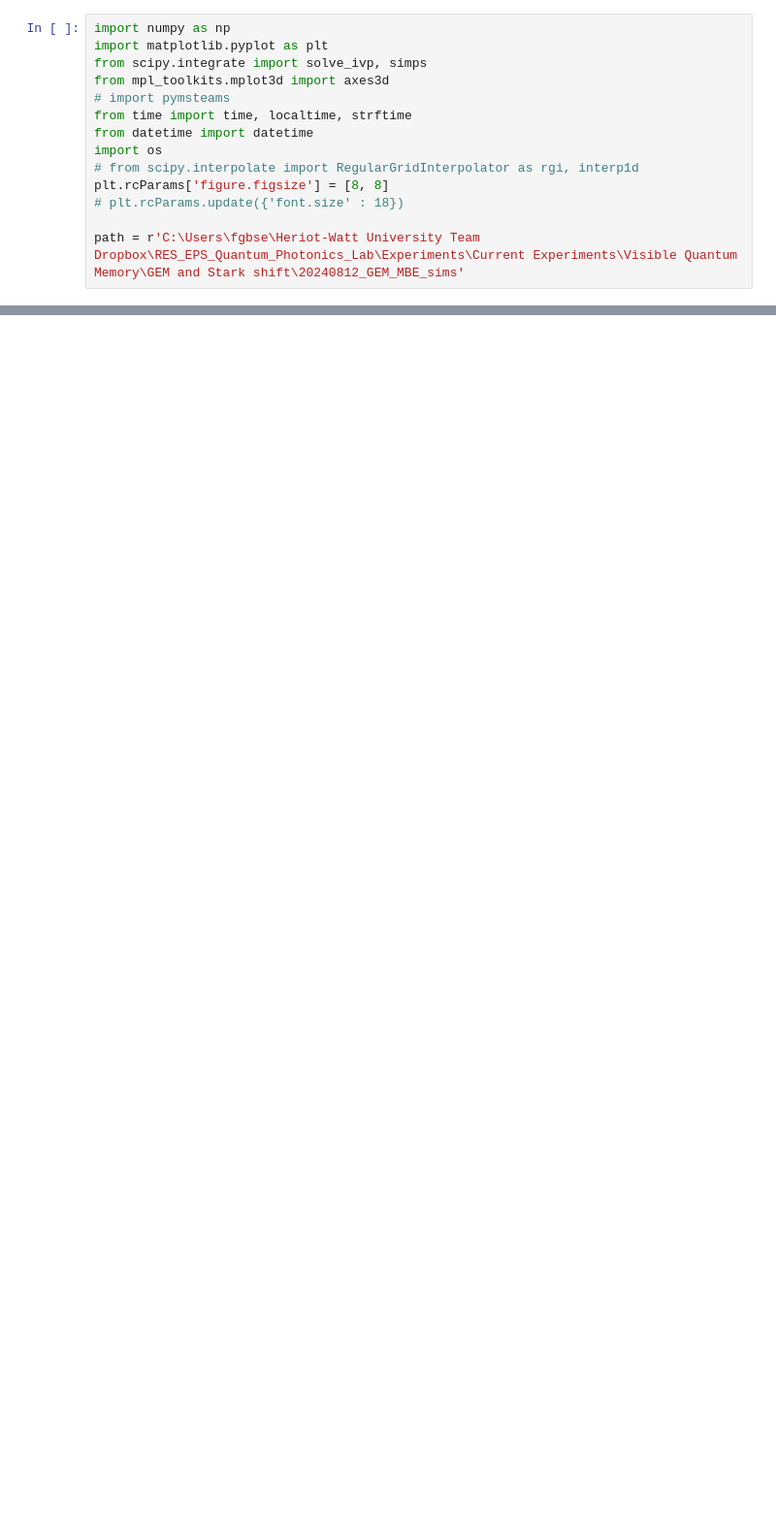
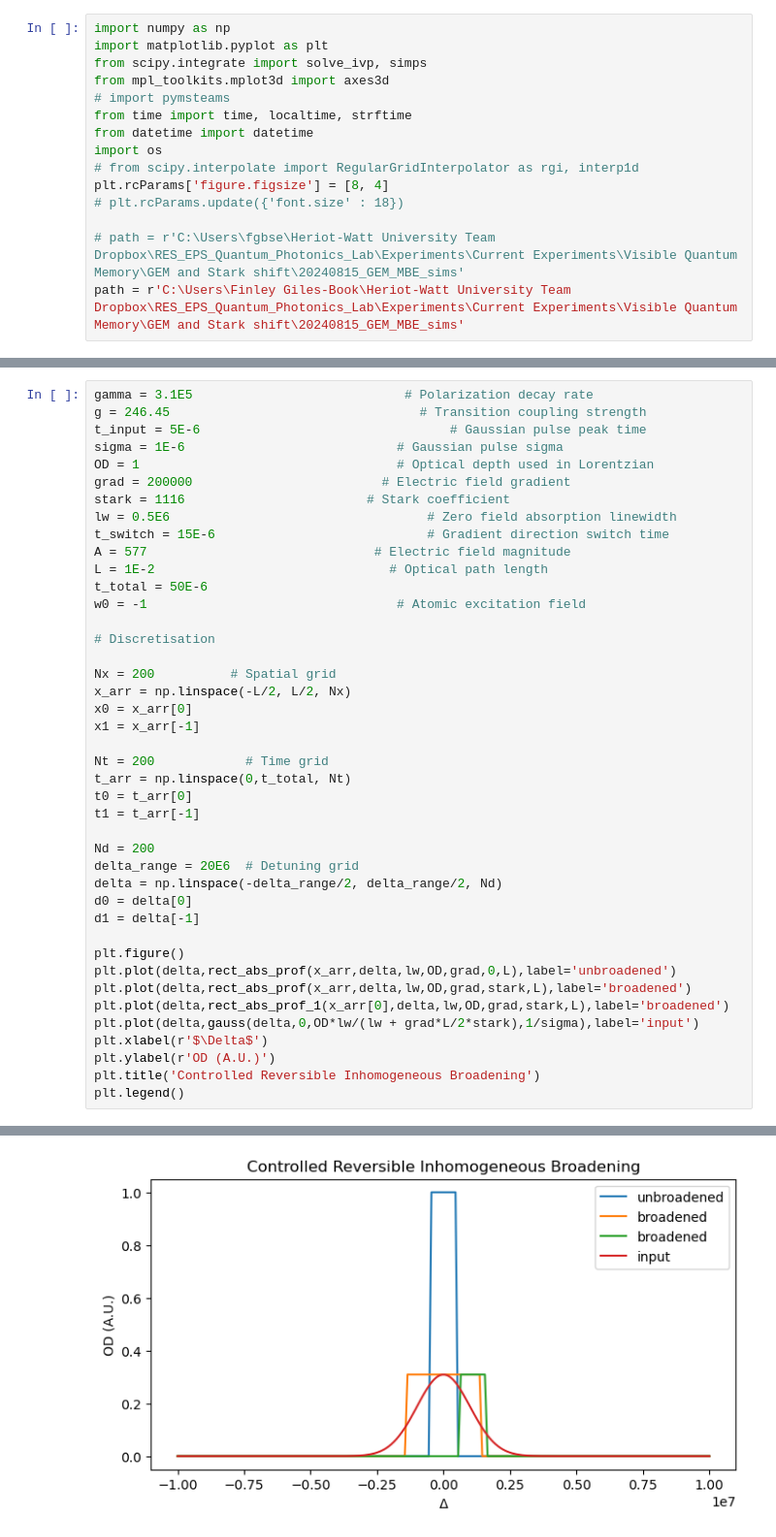
Before and after one commit to FinleyGB/FruitFlies, a Jupyter notebook: GEM_dev_v1.ipynb, the cells around one changed output, grey strips where cells are left out. Shown at 97% size. Saved outputs shown, nothing was run; the diff lists cells and outputs as text; blank space fills up the shorter version.

```diff
--- a/GEM_dev_v1.ipynb
+++ b/GEM_dev_v1.ipynb
@@ -8,10 +8,11 @@ from time import time, localtime, strftime
 from datetime import datetime
 import os
 # from scipy.interpolate import RegularGridInterpolator as rgi, interp1d
-plt.rcParams['figure.figsize'] = [8, 8]
+plt.rcParams['figure.figsize'] = [8, 4]
 # plt.rcParams.update({'font.size' : 18})
 
-path = r'C:\Users\fgbse\Heriot-Watt University Team Dropbox\RES_EPS_Quantum_Photonics_Lab\Experiments\Current Experiments\Visible Quantum Memory\GEM and Stark shift\20240812_GEM_MBE_sims'
+# path = r'C:\Users\fgbse\Heriot-Watt University Team Dropbox\RES_EPS_Quantum_Photonics_Lab\Experiments\Current Experiments\Visible Quantum Memory\GEM and Stark shift\20240815_GEM_MBE_sims'
+path = r'C:\Users\Finley Giles-Book\Heriot-Watt University Team Dropbox\RES_EPS_Quantum_Photonics_Lab\Experiments\Current Experiments\Visible Quantum Memory\GEM and Stark shift\20240815_GEM_MBE_sims'
 # %%
 def lorentz(x,delta,lw,grad,stark,length):
     line_shape = 1/((np.pi * (lw + grad*length/2*stark)*(1 + ((delta + grad*stark*x)/(lw + grad*length/2*stark))**2)))
@@ -342,0 +500,43 @@ plt.plot(abs(simps(CRIB*A)))
+# %%
+gamma = 3.1E5                            # Polarization decay rate
+g = 246.45                                 # Transition coupling strength
+t_input = 5E-6                                 # Gaussian pulse peak time
+sigma = 1E-6                            # Gaussian pulse sigma
+OD = 1                                  # Optical depth used in Lorentzian
+grad = 200000                         # Electric field gradient
+stark = 1116                        # Stark coefficient
+lw = 0.5E6                                  # Zero field absorption linewidth
+t_switch = 15E-6                            # Gradient direction switch time
+A = 577                              # Electric field magnitude
+L = 1E-2                               # Optical path length
+t_total = 50E-6
+w0 = -1                                 # Atomic excitation field
+
+# Discretisation
+
+Nx = 200          # Spatial grid
+x_arr = np.linspace(-L/2, L/2, Nx)
+x0 = x_arr[0]
+x1 = x_arr[-1]
+
+Nt = 200            # Time grid
+t_arr = np.linspace(0,t_total, Nt)
+t0 = t_arr[0]
+t1 = t_arr[-1]
+
+Nd = 200
+delta_range = 20E6  # Detuning grid
+delta = np.linspace(-delta_range/2, delta_range/2, Nd)
+d0 = delta[0]
+d1 = delta[-1]
+
+plt.figure()
+plt.plot(delta,rect_abs_prof(x_arr,delta,lw,OD,grad,0,L),label='unbroadened')
+plt.plot(delta,rect_abs_prof(x_arr,delta,lw,OD,grad,stark,L),label='broadened')
+plt.plot(delta,rect_abs_prof_1(x_arr[0],delta,lw,OD,grad,stark,L),label='broadened')
+plt.plot(delta,gauss(delta,0,OD*lw/(lw + grad*L/2*stark),1/sigma),label='input')
+plt.xlabel(r'$\Delta$')
+plt.ylabel(r'OD (A.U.)')
+plt.title('Controlled Reversible Inhomogeneous Broadening')
+plt.legend()
+# %% [output]
@@ -343,2 +544,3 @@ plt.plot(abs(simps(CRIB*A)))
+[figure, added]
 # %%
 plt.subplot(2,1,1)
```
Also changed, not shown: parts of 9 cells of this notebook, 1 other file.
